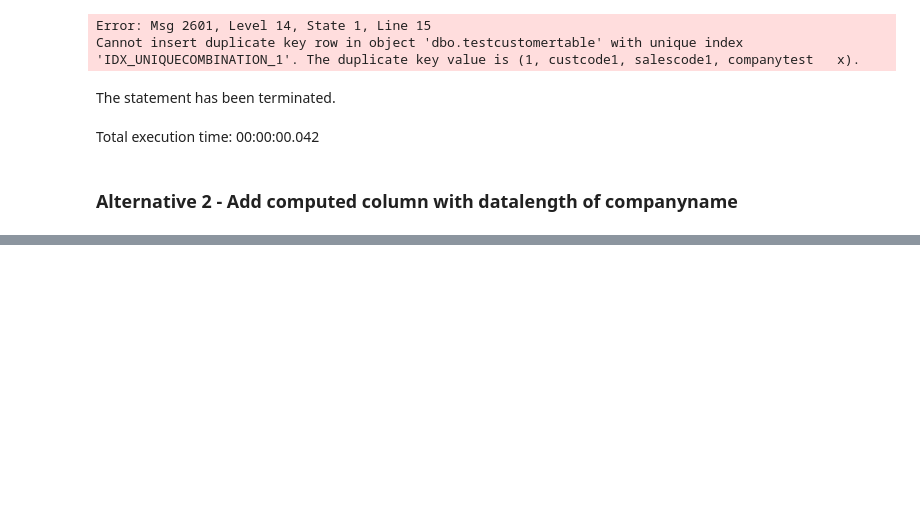
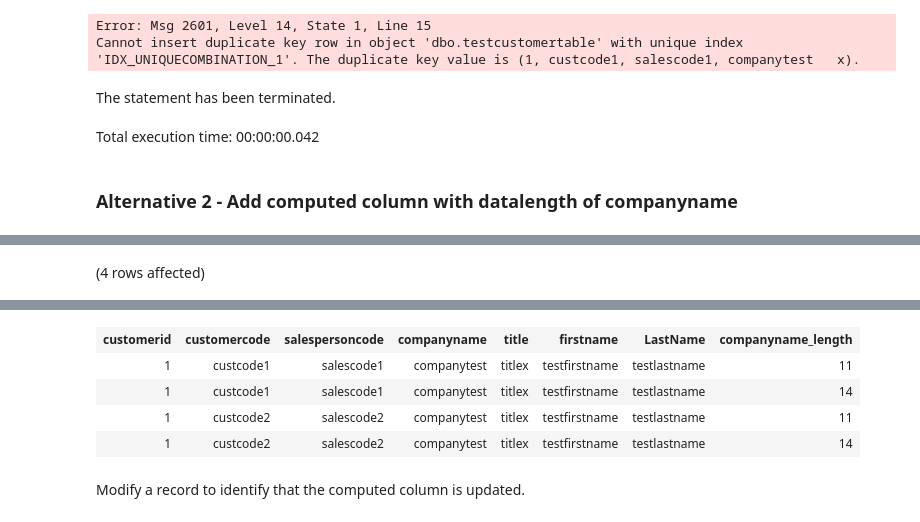
Before and after one commit to Ventilios/notebooks, a Jupyter notebook: SqlServerTrailingSpaces.ipynb, the cells around one changed output, grey strips where cells are left out. Cells and saved outputs as stored; diff of their text form; code cells hidden in the pictures; blank space fills up the shorter version.

Commit message:
Update SqlServerTrailingSpaces.ipynb
Added some more context related to computed columns, small textual fixes and added an update example.

```diff
--- a/SqlServerTrailingSpaces.ipynb
+++ b/SqlServerTrailingSpaces.ipynb
@@ -264,0 +303,5 @@ Total execution time: 00:00:00.047
+# %%
+SELECT *
+FROM [dbo].[testcustomertable];
+# %% [output]
+(4 rows affected)
@@ -264,0 +309,7 @@ Total execution time: 00:00:00.047
+| customerid | customercode | salespersoncode | companyname | title | firstname | LastName | companyname_length |
+| 1 | custcode1 | salescode1 | companytest | titlex | testfirstname | testlastname | 11 |
+| 1 | custcode1 | salescode1 | companytest | titlex | testfirstname | testlastname | 14 |
+| 1 | custcode2 | salescode2 | companytest | titlex | testfirstname | testlastname | 11 |
+| 1 | custcode2 | salescode2 | companytest | titlex | testfirstname | testlastname | 14 |
+# %% [markdown]
+Modify a record to identify that the computed column is updated.
```
Also changed, not shown: parts of 22 cells of this notebook.
